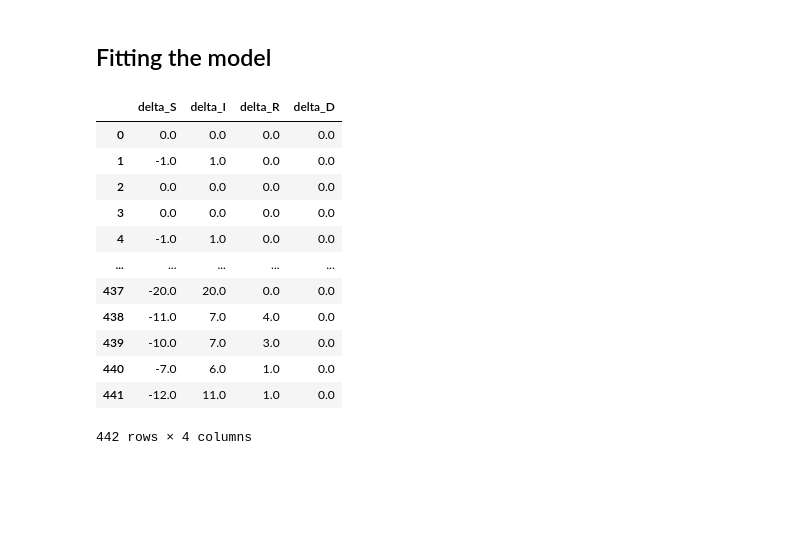
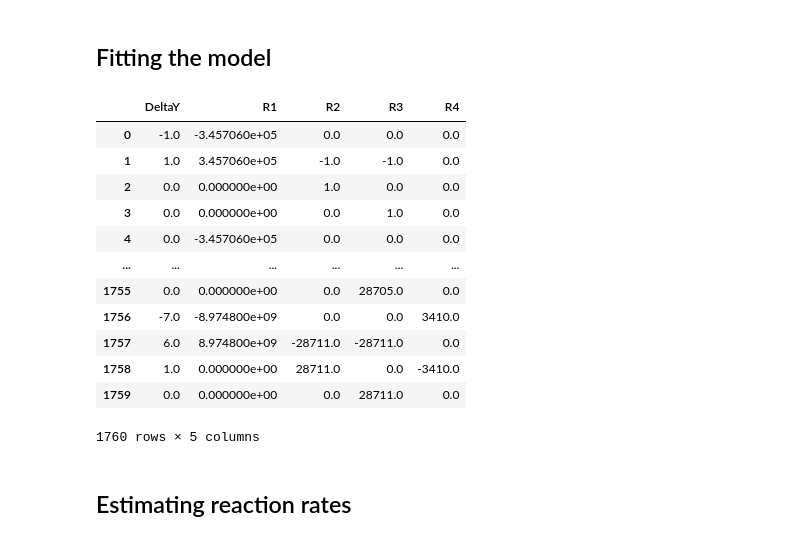
Before and after one commit to lucadibello/covid-ticino, a Jupyter notebook: codid-ticino-analysis.ipynb, the cells around one changed output. Saved outputs shown, nothing was run; the diff lists cells and outputs as text; code cells hidden in the pictures; blank space fills up the shorter version.

```diff
--- a/codid-ticino-analysis.ipynb
+++ b/codid-ticino-analysis.ipynb
@@ -147,27 +134,57 @@ plt.show()
 # %% [markdown]
 ## Fitting the model
-# %%
-deltas = pd.DataFrame({
-  "delta_S": df_test["S"].diff(),
-  "delta_I": df_test["I"].diff(),
-  "delta_R": df_test["R"].diff(),
-  "delta_D": df_test["D"].diff(),
-})
-
-# Set the first row to 0
-deltas.loc[0, :] = 0
-deltas
-# %% [output]
-|  | delta_S | delta_I | delta_R | delta_D |
-| 0 | 0.0 | 0.0 | 0.0 | 0.0 |
-| 1 | -1.0 | 1.0 | 0.0 | 0.0 |
-| 2 | 0.0 | 0.0 | 0.0 | 0.0 |
-| 3 | 0.0 | 0.0 | 0.0 | 0.0 |
-| 4 | -1.0 | 1.0 | 0.0 | 0.0 |
-| ... | ... | ... | ... | ... |
-| 437 | -20.0 | 20.0 | 0.0 | 0.0 |
-| 438 | -11.0 | 7.0 | 4.0 | 0.0 |
-| 439 | -10.0 | 7.0 | 3.0 | 0.0 |
-| 440 | -7.0 | 6.0 | 1.0 | 0.0 |
-| 441 | -12.0 | 11.0 | 1.0 | 0.0 |
-442 rows × 4 columns
+# %%
+df_model = df_model[["S", "I", "R", "D"]]
+df_diff = df_model.diff()
+
+delta_y = []
+# Empty matrix
+X = np.matrix([])
+
+# For each row, compute the deltas
+for i in range(1, len(df_model) - 1):
+  row = df_model.iloc[i]
+
+  # Extract diff
+  delta_y.append(df_diff.iloc[i])
+
+  # Now, extract current state of the system
+  S = row["S"]
+  I = row["I"]
+  R = row["R"]
+  D = row["D"]
+
+  # Compute current state of the system after 1 day for each reaction
+  H = np.diag([I*S, I, I, R])
+  # delta = Transpose(stoichiometric matrix) * H (current state of the system using formula) * delta_t (1 since it's a day)
+  Y_HAT = V.T @ H * 1
+
+  # Append to X
+  if X.size == 0:
+    X = Y_HAT
+  else:
+    X = np.vstack((X, Y_HAT))
+
+# Create dataframe using delta_y and X
+delta_y_array = np.array(delta_y).reshape(-1, 1)
+combined_data = np.hstack((delta_y_array, X))
+dataLLA = pd.DataFrame(combined_data)
+column_names = ["DeltaY", "R1", "R2", "R3", "R4"]
+dataLLA.columns = column_names[:combined_data.shape[1]]
+dataLLA
+# %% [output]
+|  | DeltaY | R1 | R2 | R3 | R4 |
+| 0 | -1.0 | -3.457060e+05 | 0.0 | 0.0 | 0.0 |
+| 1 | 1.0 | 3.457060e+05 | -1.0 | -1.0 | 0.0 |
+| 2 | 0.0 | 0.000000e+00 | 1.0 | 0.0 | 0.0 |
+| 3 | 0.0 | 0.000000e+00 | 0.0 | 1.0 | 0.0 |
+| 4 | 0.0 | -3.457060e+05 | 0.0 | 0.0 | 0.0 |
+| ... | ... | ... | ... | ... | ... |
+| 1755 | 0.0 | 0.000000e+00 | 0.0 | 28705.0 | 0.0 |
+| 1756 | -7.0 | -8.974800e+09 | 0.0 | 0.0 | 3410.0 |
+| 1757 | 6.0 | 8.974800e+09 | -28711.0 | -28711.0 | 0.0 |
+| 1758 | 1.0 | 0.000000e+00 | 28711.0 | 0.0 | -3410.0 |
+| 1759 | 0.0 | 0.000000e+00 | 0.0 | 28711.0 | 0.0 |
+1760 rows × 5 columns
+# %% [markdown]
+## Estimating reaction rates
```
Also changed, not shown: parts of 5 cells of this notebook.
